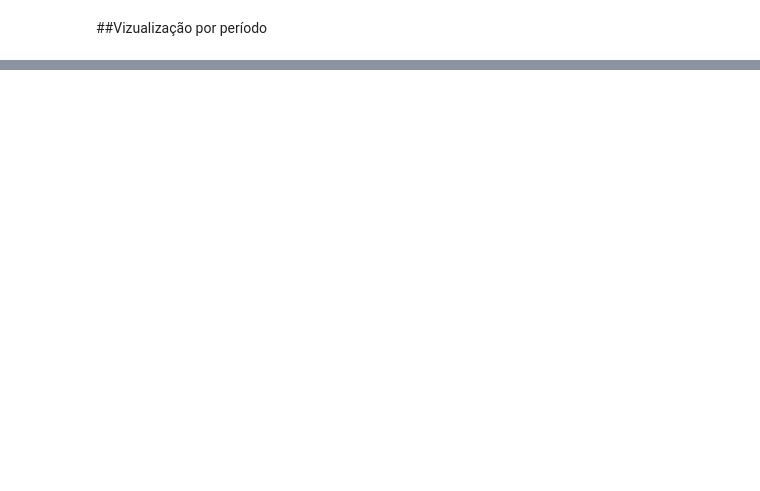
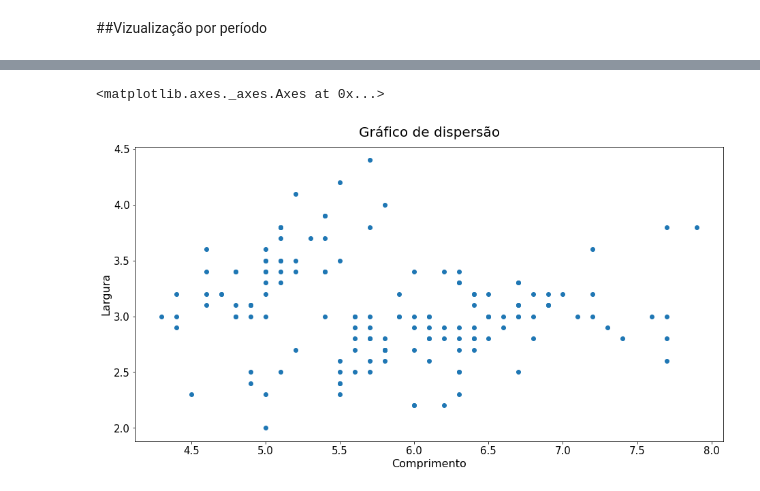
Before and after one commit to andrade-lcs/Data_Science_alura, a Jupyter notebook: Alura_vizualizacao_dados.ipynb, the cells around one changed output, grey strips where cells are left out. Cells and saved outputs as stored; diff of their text form; code cells hidden in the pictures; blank space fills up the shorter version.

```diff
--- a/Alura_vizualizacao_dados.ipynb
+++ b/Alura_vizualizacao_dados.ipynb
@@ -102,0 +215,3 @@ eixo2.grid(True)
+# %%
+df = pd.read_csv('iris.csv')
+df.head()
@@ -102,0 +225,13 @@ eixo2.grid(True)
+# %%
+fig = plt.figure(figsize=(12,6))
+eixo = fig.add_axes([0, 0, 1, 1])
+
+eixo.scatter(df['comprimento_sépala'], df['largura_sépala'])
+eixo.set_title('Gráfico de dispersão', fontsize=20, pad=15)
+eixo.set_xlabel('Comprimento', fontsize=16)
+eixo.set_ylabel('Largura', fontsize=16)
+eixo.tick_params(labelsize=15)
+eixo
+# %% [output]
+<matplotlib.axes._axes.Axes at 0x...>
+[figure, added]
```
Also changed, not shown: parts of 20 cells of this notebook.
